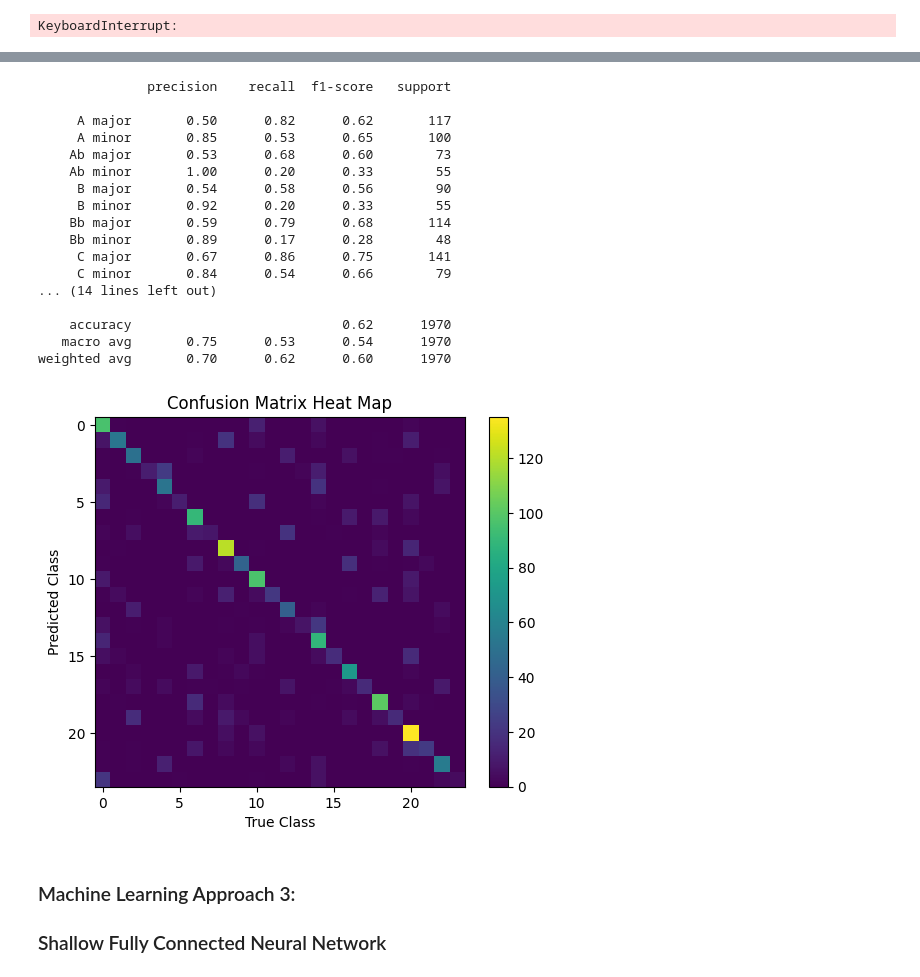
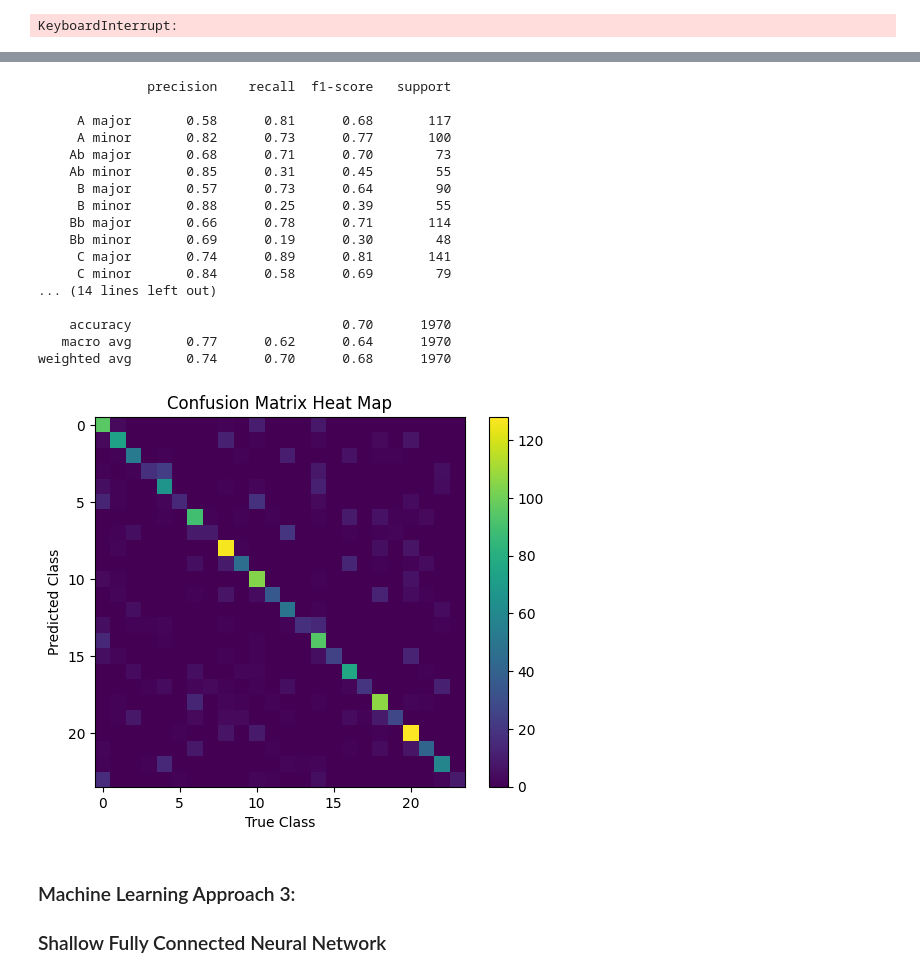
Before and after one commit to maxsivry/CS3540-AudioProject, a Jupyter notebook: main.ipynb, the cells around one changed output, grey strips where cells are left out. Cells and saved outputs as stored; diff of their text form; code cells hidden in the pictures.

```diff
--- a/main.ipynb
+++ b/main.ipynb
@@ -214,42 +216,45 @@ print(best_params)
 # %%
 """rf = RandomForestClassifier(n_estimators=best_params["n_estimators"],
                             criterion=best_params["criterion"],
                             max_depth=best_params["max_depth"],
                             min_samples_split=best_params["min_samples_split"],
                             n_jobs=-1)"""
-rf = RandomForestClassifier(n_estimators=2500, criterion="entropy", max_depth=50, random_state=42, n_jobs=-1)
-rf.fit(X_train, y_train)
-rf_results = rf.predict(X_test)
+xtrain = normalize(X_train)
+xtest_rf = normalize(X_test)
+
+rf = RandomForestClassifier(n_estimators=2000, criterion="entropy", max_depth=50, random_state=42, n_jobs=-1)
+rf.fit(xtrain, y_train)
+rf_results = rf.predict(xtest_rf)
 
 def conf_matrix_to_df(conf_matrix, target_names):
     return pd.DataFrame(conf_matrix, columns=target_names, index=target_names)
 
 conf_matrix = confusion_matrix(y_true=y_test, y_pred=rf_results)
 plt.imshow(conf_matrix)
 plt.colorbar(location="right")
 plt.xlabel("True Class")
 plt.ylabel("Predicted Class")
 plt.title("Confusion Matrix Heat Map")
 print(classification_report(y_true=y_test, y_pred=rf_results))
 # %% [output]
               precision    recall  f1-score   support
 
-     A major       0.50      0.82      0.62       117
-     A minor       0.85      0.53      0.65       100
-    Ab major       0.53      0.68      0.60        73
-    Ab minor       1.00      0.20      0.33        55
-     B major       0.54      0.58      0.56        90
-     B minor       0.92      0.20      0.33        55
-    Bb major       0.59      0.79      0.68       114
-    Bb minor       0.89      0.17      0.28        48
-     C major       0.67      0.86      0.75       141
-     C minor       0.84      0.54      0.66        79
+     A major       0.58      0.81      0.68       117
+     A minor       0.82      0.73      0.77       100
+    Ab major       0.68      0.71      0.70        73
+    Ab minor       0.85      0.31      0.45        55
+     B major       0.57      0.73      0.64        90
+     B minor       0.88      0.25      0.39        55
+    Bb major       0.66      0.78      0.71       114
+    Bb minor       0.69      0.19      0.30        48
+     C major       0.74      0.89      0.81       141
+     C minor       0.84      0.58      0.69        79
 ... (14 lines left out)
 
-    accuracy                           0.62      1970
-   macro avg       0.75      0.53      0.54      1970
-weighted avg       0.70      0.62      0.60      1970
+    accuracy                           0.70      1970
+   macro avg       0.77      0.62      0.64      1970
+weighted avg       0.74      0.70      0.68      1970
-[figure, old version]
+[figure, new version]
 # %% [markdown]
 ### Machine Learning Approach 3:
 ### Shallow Fully Connected Neural Network
```
Also changed, not shown: parts of 13 cells of this notebook.
